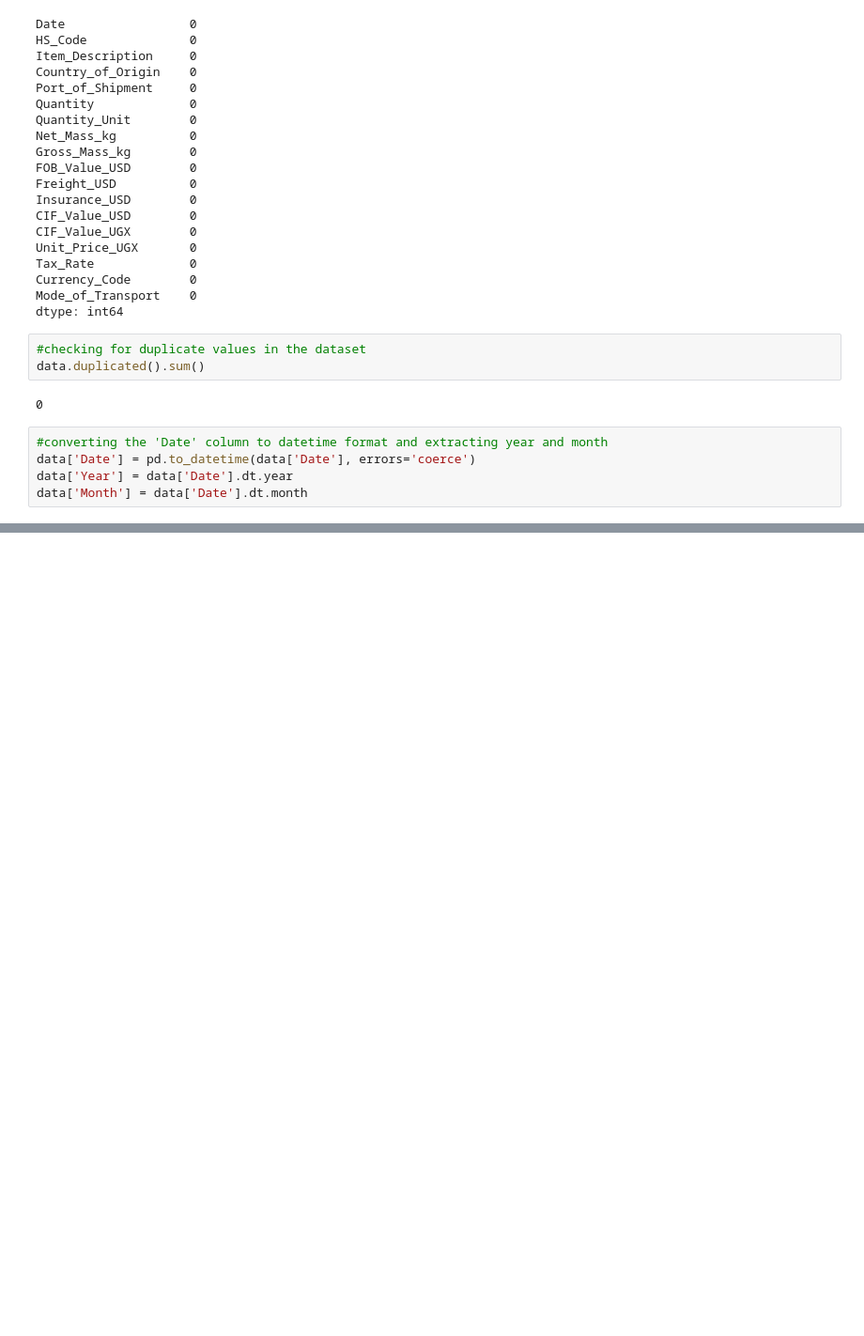
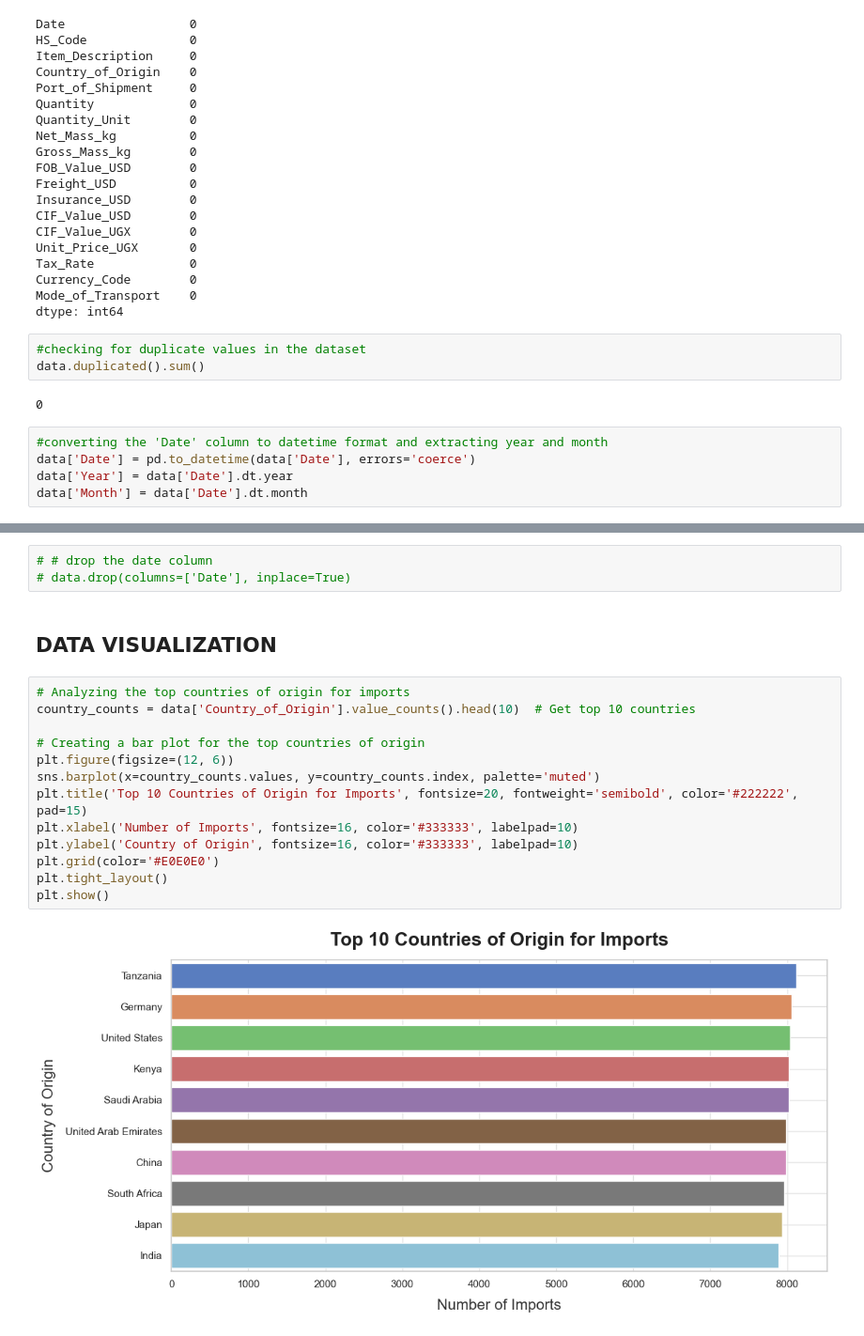
Before and after one commit to sentongo-web/MSDS, a Jupyter notebook: uganda_trade.ipynb, the cells around one changed output, grey strips where cells are left out. Shown: that part at 94% size. Saved outputs shown, nothing was run; the diff lists cells and outputs as text; blank space fills up the shorter version.

```diff
--- a/uganda_trade.ipynb
+++ b/uganda_trade.ipynb
@@ -194,0 +204,20 @@ data['Month'] = data['Date'].dt.month
+# %%
+# # drop the date column
+# data.drop(columns=['Date'], inplace=True)
+# %% [markdown]
+## DATA VISUALIZATION
+# %%
+# Analyzing the top countries of origin for imports
+country_counts = data['Country_of_Origin'].value_counts().head(10)  # Get top 10 countries
+
+# Creating a bar plot for the top countries of origin
+plt.figure(figsize=(12, 6))
+sns.barplot(x=country_counts.values, y=country_counts.index, palette='muted')
+plt.title('Top 10 Countries of Origin for Imports', fontsize=20, fontweight='semibold', color='#222222', pad=15)
+plt.xlabel('Number of Imports', fontsize=16, color='#333333', labelpad=10)
+plt.ylabel('Country of Origin', fontsize=16, color='#333333', labelpad=10)
+plt.grid(color='#E0E0E0')
+plt.tight_layout()
+plt.show()
+# %% [output]
+[figure, added]
```
Also changed, not shown: parts of 6 cells of this notebook.
